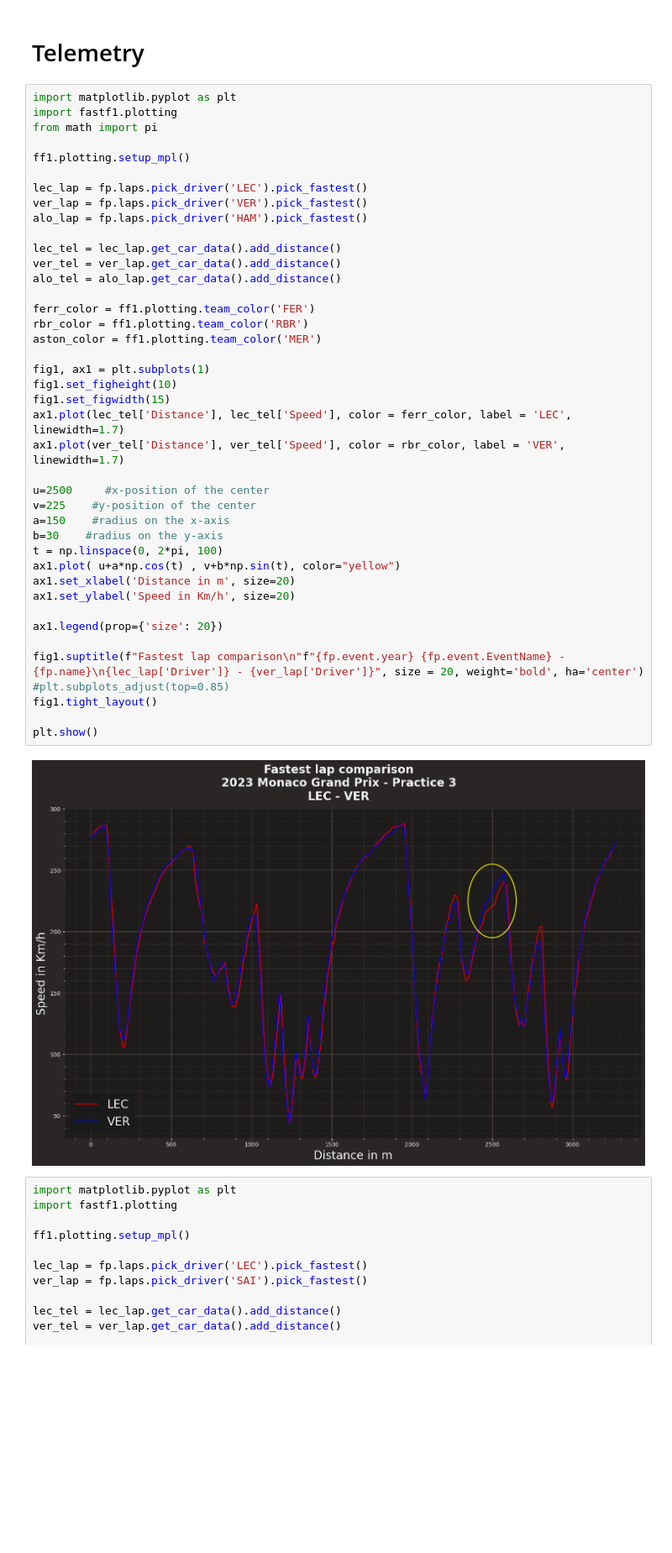
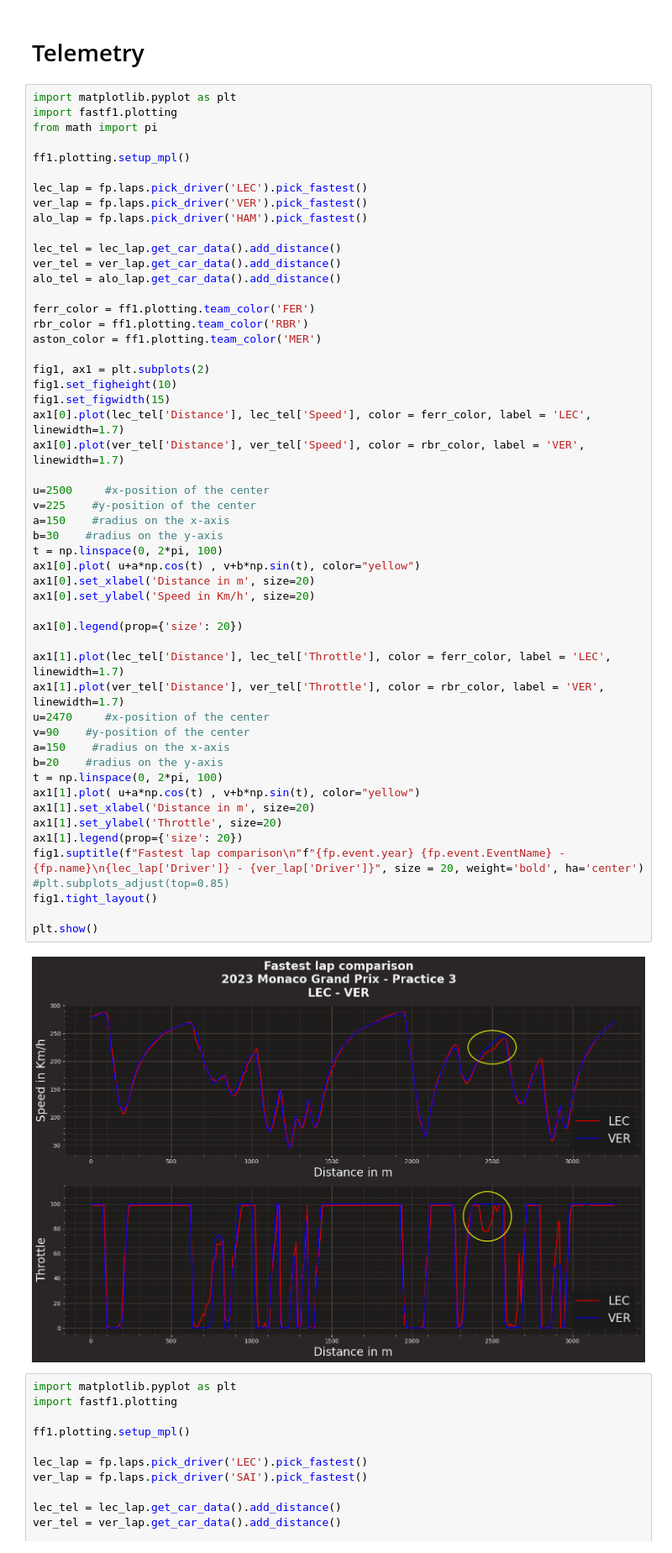
Before and after one commit to Rick8998/Monaco2023F1, a Jupyter notebook: SessionAnalysis/fp3.ipynb, the cells around one changed output. Shown at 84% size. Saved outputs shown, nothing was run; the diff lists cells and outputs as text; blank space fills up the shorter version.

```diff
--- a/SessionAnalysis/fp3.ipynb
+++ b/SessionAnalysis/fp3.ipynb
@@ -63,41 +63,52 @@ from math import pi
 ff1.plotting.setup_mpl()
 
 lec_lap = fp.laps.pick_driver('LEC').pick_fastest()
 ver_lap = fp.laps.pick_driver('VER').pick_fastest()
 alo_lap = fp.laps.pick_driver('HAM').pick_fastest()
 
 lec_tel = lec_lap.get_car_data().add_distance()
 ver_tel = ver_lap.get_car_data().add_distance()
 alo_tel = alo_lap.get_car_data().add_distance()
 
 ferr_color = ff1.plotting.team_color('FER')
 rbr_color = ff1.plotting.team_color('RBR')
 aston_color = ff1.plotting.team_color('MER')
 
-fig1, ax1 = plt.subplots(1)
+fig1, ax1 = plt.subplots(2)
 fig1.set_figheight(10)
 fig1.set_figwidth(15)
-ax1.plot(lec_tel['Distance'], lec_tel['Speed'], color = ferr_color, label = 'LEC', linewidth=1.7)
-ax1.plot(ver_tel['Distance'], ver_tel['Speed'], color = rbr_color, label = 'VER', linewidth=1.7)
+ax1[0].plot(lec_tel['Distance'], lec_tel['Speed'], color = ferr_color, label = 'LEC', linewidth=1.7)
+ax1[0].plot(ver_tel['Distance'], ver_tel['Speed'], color = rbr_color, label = 'VER', linewidth=1.7)
 
 u=2500     #x-position of the center
 v=225    #y-position of the center
 a=150    #radius on the x-axis
 b=30    #radius on the y-axis
 t = np.linspace(0, 2*pi, 100)
-ax1.plot( u+a*np.cos(t) , v+b*np.sin(t), color="yellow")
-ax1.set_xlabel('Distance in m', size=20)
-ax1.set_ylabel('Speed in Km/h', size=20)
+ax1[0].plot( u+a*np.cos(t) , v+b*np.sin(t), color="yellow")
+ax1[0].set_xlabel('Distance in m', size=20)
+ax1[0].set_ylabel('Speed in Km/h', size=20)
 
-ax1.legend(prop={'size': 20})
+ax1[0].legend(prop={'size': 20})
 
+ax1[1].plot(lec_tel['Distance'], lec_tel['Throttle'], color = ferr_color, label = 'LEC', linewidth=1.7)
+ax1[1].plot(ver_tel['Distance'], ver_tel['Throttle'], color = rbr_color, label = 'VER', linewidth=1.7)
+u=2470     #x-position of the center
+v=90    #y-position of the center
+a=150    #radius on the x-axis
+b=20    #radius on the y-axis
+t = np.linspace(0, 2*pi, 100)
+ax1[1].plot( u+a*np.cos(t) , v+b*np.sin(t), color="yellow")
+ax1[1].set_xlabel('Distance in m', size=20)
+ax1[1].set_ylabel('Throttle', size=20)
+ax1[1].legend(prop={'size': 20})
 fig1.suptitle(f"Fastest lap comparison\n"f"{fp.event.year} {fp.event.EventName} - {fp.name}\n{lec_lap['Driver']} - {ver_lap['Driver']}", size = 20, weight='bold', ha='center')
 #plt.subplots_adjust(top=0.85)
 fig1.tight_layout()
 
 plt.show()
 # %% [output]
-[figure, old version]
+[figure, new version]
 # %%
 import matplotlib.pyplot as plt
 import fastf1.plotting
```
